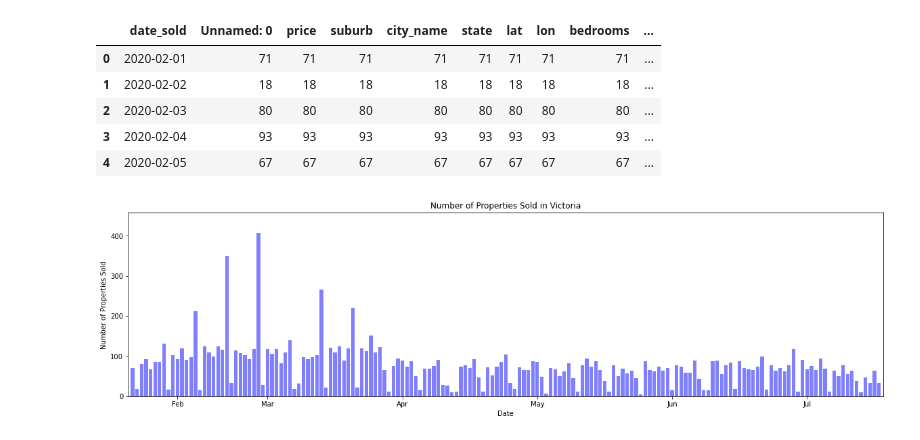
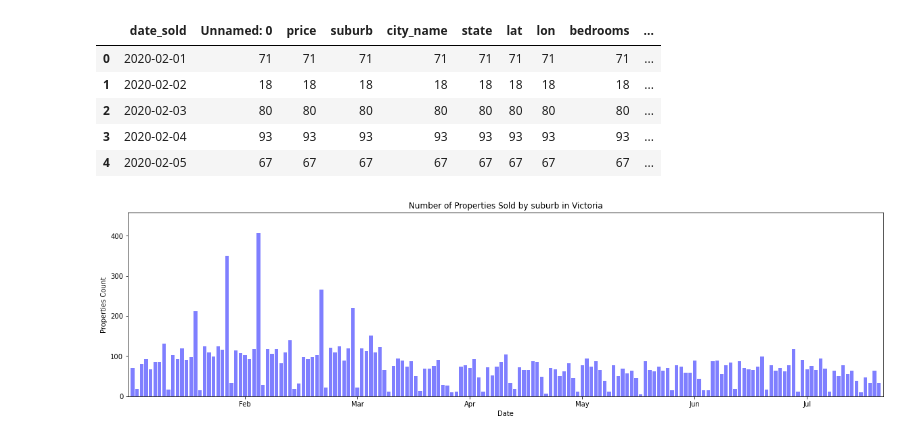
Before and after one commit to jeremychiaa/covid-victorian-real-estate, a Jupyter notebook: ppt_inco.ipynb, the cells around one changed output. Cells and saved outputs as stored; diff of their text form; code cells hidden in the pictures.

```diff
--- a/ppt_inco.ipynb
+++ b/ppt_inco.ipynb
@@ -84,6 +97,10 @@ Values above 1,393,750 could be outliers.
+# %%
+# removing the properties values less than $10,000
+rm_index = ppt_df.loc[ppt_df.price < 5000]
+ppt_df = ppt_df.drop(rm_index.index)
 # %%
-ppt_by_month = ppt_df.groupby('date_sold').count().reset_index()
-ppt_by_month.head()
+ppt_by_date = ppt_df.groupby('date_sold').count().reset_index()
+ppt_by_date.head()
 # %% [output]
 |  | date_sold | Unnamed: 0 | price | suburb | city_name | state | lat | lon | bedrooms | ... |
 | 0 | 2020-02-01 | 71 | 71 | 71 | 71 | 71 | 71 | 71 | 71 | ... |
@@ -93,17 +110,19 @@ ppt_by_month.head()
 | 4 | 2020-02-05 | 67 | 67 | 67 | 67 | 67 | 67 | 67 | 67 | ... |
 # %%
 # property sold by date
-y_axis = ppt_by_month.suburb
-x_axis = ppt_by_month.date_sold
+y_axis = ppt_by_date.suburb
+x_axis = ppt_by_date.date_sold
+
 plt.figure(figsize=(20,5))
 plt.bar(x_axis, y_axis, color='b', alpha=0.5, align="center")
-tick_locations = [10, 30, 60, 90, 120, 150]
+
+tick_locations = [25, 50, 75, 100, 125, 150]
 plt.xticks(tick_locations, ["Feb", "Mar", "Apr", "May", "Jun","Jul"])
 plt.xlim(-1, len(x_axis))
 plt.ylim(0, max(y_axis)+50)
 plt.xlabel('Date')
-plt.ylabel('Number of Properties Sold')
-plt.title('Number of Properties Sold in Victoria')
+plt.ylabel('Properties Count')
+plt.title('Number of Properties Sold by suburb in Victoria')
 plt.show()
 # %% [output]
-[figure, old version]
+[figure, new version]
```
Also changed, not shown: parts of 15 cells of this notebook, 4 other files.
